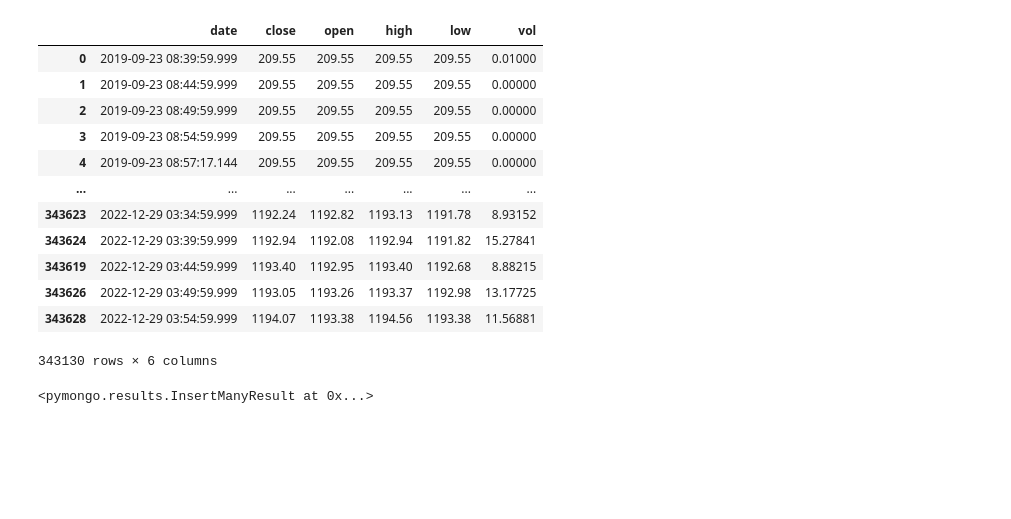
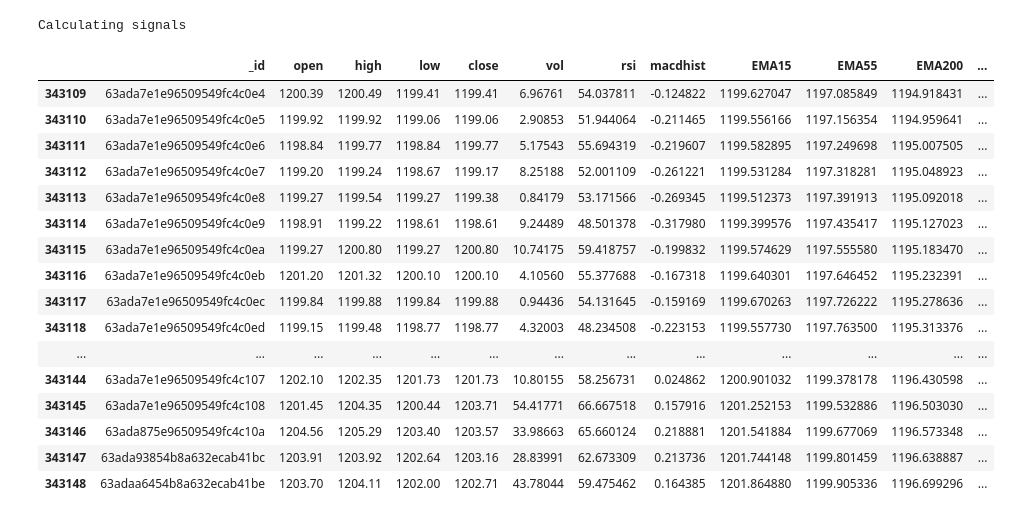
Before and after one commit to carlislejd/trading_bot, a Jupyter notebook: research.ipynb, the cells around one changed output. Drawn from its saved outputs; the diff is of its cells as text; code cells hidden in the pictures; blank space fills up the shorter version.

```diff
--- a/research.ipynb
+++ b/research.ipynb
@@ -38,20 +32,47 @@ df.drop(['_id'], axis=1, inplace=True)
+# %%
+df = pd.DataFrame(list(prices.find().sort('date', -1)))
+df.sort_values('date', inplace=True)
+
+df.drop_duplicates(subset='date', keep='last', inplace=True)
+
+df.set_index('date', inplace=True)
+close = df['close'].values
+df['rsi'] = talib.RSI(close, timeperiod=14)
+macd, macdsignal, df['macdhist'] = talib.MACD(close, fastperiod=12, slowperiod=26, signalperiod=9)
+df['EMA15'] = talib.EMA(df.close, 15)
+df['EMA55'] = talib.EMA(df.close, 55)
+df['EMA200'] = talib.EMA(df.close, 200)
+
+df['date'] = df.index
+df.reset_index(drop=True, inplace=True)
+df.fillna(method='ffill', inplace=True)
+
+print('Calculating signals')
+df['cross'] = df.apply(long_short, axis=1)
+
+df['signal'] = df[df['cross'] != 0]['cross'].diff()
+df['signal'].fillna(0, inplace=True)
+
+df['action'] = df.apply(create_signal, axis=1)
+# %% [output]
+Calculating signals
 # %%
-df
+df.tail(40)
 # %% [output]
-|  | date | close | open | high | low | vol |
-| 0 | 2019-09-23 08:39:59.999 | 209.55 | 209.55 | 209.55 | 209.55 | 0.01000 |
-| 1 | 2019-09-23 08:44:59.999 | 209.55 | 209.55 | 209.55 | 209.55 | 0.00000 |
-| 2 | 2019-09-23 08:49:59.999 | 209.55 | 209.55 | 209.55 | 209.55 | 0.00000 |
-| 3 | 2019-09-23 08:54:59.999 | 209.55 | 209.55 | 209.55 | 209.55 | 0.00000 |
-| 4 | 2019-09-23 08:57:17.144 | 209.55 | 209.55 | 209.55 | 209.55 | 0.00000 |
-| ... | ... | ... | ... | ... | ... | ... |
-| 343623 | 2022-12-29 03:34:59.999 | 1192.24 | 1192.82 | 1193.13 | 1191.78 | 8.93152 |
-| 343624 | 2022-12-29 03:39:59.999 | 1192.94 | 1192.08 | 1192.94 | 1191.82 | 15.27841 |
-| 343619 | 2022-12-29 03:44:59.999 | 1193.40 | 1192.95 | 1193.40 | 1192.68 | 8.88215 |
-| 343626 | 2022-12-29 03:49:59.999 | 1193.05 | 1193.26 | 1193.37 | 1192.98 | 13.17725 |
-| 343628 | 2022-12-29 03:54:59.999 | 1194.07 | 1193.38 | 1194.56 | 1193.38 | 11.56881 |
+|  | _id | open | high | low | close | vol | rsi | macdhist | EMA15 | EMA55 | EMA200 | ... |
+| 343109 | 63ada7e1e96509549fc4c0e4 | 1200.39 | 1200.49 | 1199.41 | 1199.41 | 6.96761 | 54.037811 | -0.124822 | 1199.627047 | 1197.085849 | 1194.918431 | ... |
+| 343110 | 63ada7e1e96509549fc4c0e5 | 1199.92 | 1199.92 | 1199.06 | 1199.06 | 2.90853 | 51.944064 | -0.211465 | 1199.556166 | 1197.156354 | 1194.959641 | ... |
+| 343111 | 63ada7e1e96509549fc4c0e6 | 1198.84 | 1199.77 | 1198.84 | 1199.77 | 5.17543 | 55.694319 | -0.219607 | 1199.582895 | 1197.249698 | 1195.007505 | ... |
+| 343112 | 63ada7e1e96509549fc4c0e7 | 1199.20 | 1199.24 | 1198.67 | 1199.17 | 8.25188 | 52.001109 | -0.261221 | 1199.531284 | 1197.318281 | 1195.048923 | ... |
+| 343113 | 63ada7e1e96509549fc4c0e8 | 1199.27 | 1199.54 | 1199.27 | 1199.38 | 0.84179 | 53.171566 | -0.269345 | 1199.512373 | 1197.391913 | 1195.092018 | ... |
+| 343114 | 63ada7e1e96509549fc4c0e9 | 1198.91 | 1199.22 | 1198.61 | 1198.61 | 9.24489 | 48.501378 | -0.317980 | 1199.399576 | 1197.435417 | 1195.127023 | ... |
+| 343115 | 63ada7e1e96509549fc4c0ea | 1199.27 | 1200.80 | 1199.27 | 1200.80 | 10.74175 | 59.418757 | -0.199832 | 1199.574629 | 1197.555580 | 1195.183470 | ... |
+| 343116 | 63ada7e1e96509549fc4c0eb | 1201.20 | 1201.32 | 1200.10 | 1200.10 | 4.10560 | 55.377688 | -0.167318 | 1199.640301 | 1197.646452 | 1195.232391 | ... |
+| 343117 | 63ada7e1e96509549fc4c0ec | 1199.84 | 1199.88 | 1199.84 | 1199.88 | 0.94436 | 54.131645 | -0.159169 | 1199.670263 | 1197.726222 | 1195.278636 | ... |
+| 343118 | 63ada7e1e96509549fc4c0ed | 1199.15 | 1199.48 | 1198.77 | 1198.77 | 4.32003 | 48.234508 | -0.223153 | 1199.557730 | 1197.763500 | 1195.313376 | ... |
+| ... | ... | ... | ... | ... | ... | ... | ... | ... | ... | ... | ... | ... |
+| 343144 | 63ada7e1e96509549fc4c107 | 1202.10 | 1202.35 | 1201.73 | 1201.73 | 10.80155 | 58.256731 | 0.024862 | 1200.901032 | 1199.378178 | 1196.430598 | ... |
+| 343145 | 63ada7e1e96509549fc4c108 | 1201.45 | 1204.35 | 1200.44 | 1203.71 | 54.41771 | 66.667518 | 0.157916 | 1201.252153 | 1199.532886 | 1196.503030 | ... |
+| 343146 | 63ada875e96509549fc4c10a | 1204.56 | 1205.29 | 1203.40 | 1203.57 | 33.98663 | 65.660124 | 0.218881 | 1201.541884 | 1199.677069 | 1196.573348 | ... |
+| 343147 | 63ada93854b8a632ecab41bc | 1203.91 | 1203.92 | 1202.64 | 1203.16 | 28.83991 | 62.673309 | 0.213736 | 1201.744148 | 1199.801459 | 1196.638887 | ... |
+| 343148 | 63adaa6454b8a632ecab41be | 1203.70 | 1204.11 | 1202.00 | 1202.71 | 43.78044 | 59.475462 | 0.164385 | 1201.864880 | 1199.905336 | 1196.699296 | ... |
-343130 rows × 6 columns
-# %%
-prices_collection().insert_many(df.to_dict('records'))
-# %% [output]
-<pymongo.results.InsertManyResult at 0x...>
```
Also changed, not shown: parts of 19 cells of this notebook, 2 other files.
